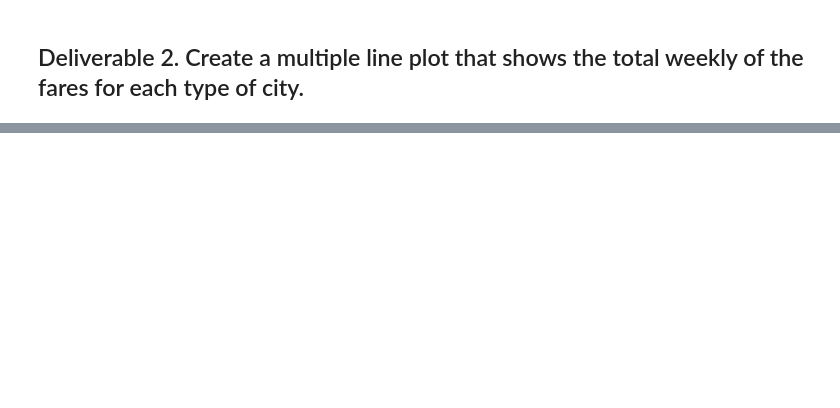
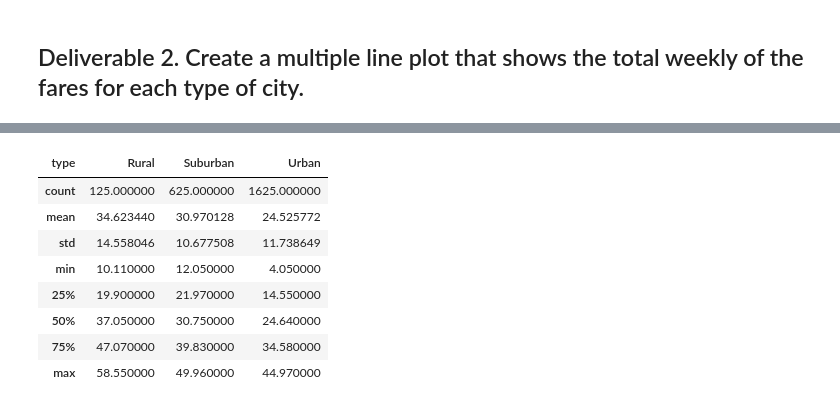
Before and after one commit to ericajackson8/PyBer_Analysis, a Jupyter notebook: PyBer_Challenge.ipynb, the cells around one changed output, grey strips where cells are left out. Drawn from its saved outputs; the diff is of its cells as text; code cells hidden in the pictures; blank space fills up the shorter version.

```diff
--- a/PyBer_Challenge.ipynb
+++ b/PyBer_Challenge.ipynb
@@ -133,3 +149,5 @@ pyber_summary_df.head()
 # %%
 # 1. Using groupby() to create a new DataFrame showing the sum of the fares
 #  for each date where the indices are the city type and date.
+faresby_city_date_df = pyber_data_df.groupby(["type","date"]).sum()[["fare"]]
+faresby_city_date_df.head()
@@ -136,3 +162,5 @@ pyber_summary_df.head()
 # %%
 # 2. Reset the index on the DataFrame you created in #1. This is needed to use the 'pivot()' function.
 # df = df.reset_index()
+faresby_city_date_df = faresby_city_date_df.reset_index()
+faresby_city_date_df.head()
@@ -139,5 +174,17 @@ pyber_summary_df.head()
 # %%
 # 3. Create a pivot table with the 'date' as the index, the columns ='type', and values='fare'
 # to get the total fares for each type of city by the date.
+faresby_city_date_df = faresby_city_date_df.pivot(index='date', columns='type', values='fare')
+faresby_city_date_df.describe()
+# %% [output]
+| type | Rural | Suburban | Urban |
+| count | 125.000000 | 625.000000 | 1625.000000 |
+| mean | 34.623440 | 30.970128 | 24.525772 |
+| std | 14.558046 | 10.677508 | 11.738649 |
+| min | 10.110000 | 12.050000 | 4.050000 |
+| 25% | 19.900000 | 21.970000 | 14.550000 |
+| 50% | 37.050000 | 30.750000 | 24.640000 |
+| 75% | 47.070000 | 39.830000 | 34.580000 |
+| max | 58.550000 | 49.960000 | 44.970000 |
 # %%
 # 4. Create a new DataFrame from the pivot table DataFrame using loc on the given dates, '2019-01-01':'2019-04-29'.
```
Also changed, not shown: parts of 14 cells of this notebook.
